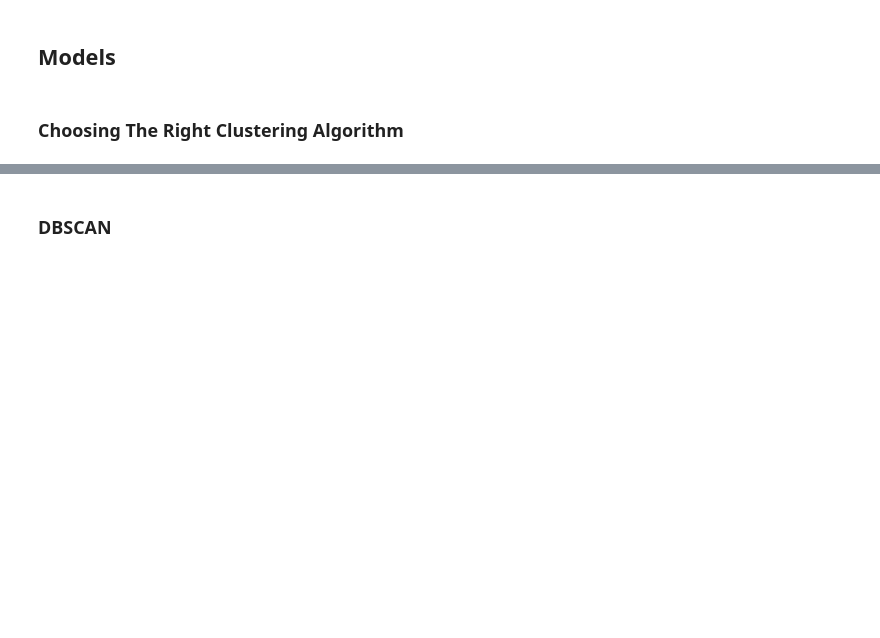
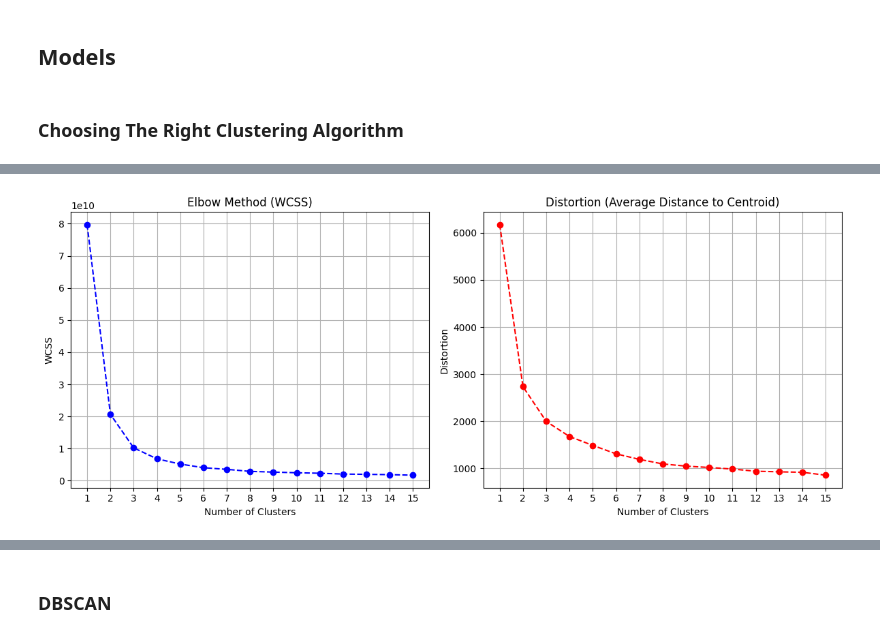
Before and after one commit to pauloreis-ds/machine-learning-essentials, a Jupyter notebook: clustering/p02v01_clustering.ipynb, the cells around one changed output, grey strips where cells are left out. Drawn from its saved outputs; the diff is of its cells as text; code cells hidden in the pictures; blank space fills up the shorter version.

Commit message:
clustering/k-means theory

```diff
--- a/clustering/p02v01_clustering.ipynb
+++ b/clustering/p02v01_clustering.ipynb
@@ -200,0 +297,39 @@ df_customer_abt_scaled = scaler.fit_transform(df_customer_abt[features])
+# %%
+# Within-Cluster Sum of Squares.
+wcss = []
+distortions = []
+max_clusters = 15
+
+
+# Loop through different cluster counts
+for i in range(1, max_clusters + 1):
+    kmeans = KMeans(n_clusters=i, random_state=42, max_iter=500)
+    kmeans.fit(df_customer_abt[features])
+    wcss.append(kmeans.inertia_)
+
+    # Distortion (Average Distance to Centroid)
+    _, distances = pairwise_distances_argmin_min(df_customer_abt[features], kmeans.cluster_centers_)
+    distortions.append(np.mean(distances))
+
+plt.figure(figsize=(12, 5))
+
+plt.subplot(1, 2, 1)
+plt.plot(range(1, max_clusters + 1), wcss, marker='o', linestyle='--', color='b')
+plt.title('Elbow Method (WCSS)')
+plt.xlabel('Number of Clusters')
+plt.ylabel('WCSS')
+plt.xticks(range(1, max_clusters + 1))
+plt.grid()
+
+plt.subplot(1, 2, 2)
+plt.plot(range(1, max_clusters + 1), distortions, marker='o', linestyle='--', color='r')
+plt.title('Distortion (Average Distance to Centroid)')
+plt.xlabel('Number of Clusters')
+plt.ylabel('Distortion')
+plt.xticks(range(1, max_clusters + 1))
+plt.grid()
+
+plt.tight_layout()
+plt.show()
+# %% [output]
+[figure, added]
```
Also changed, not shown: parts of 12 cells of this notebook.
